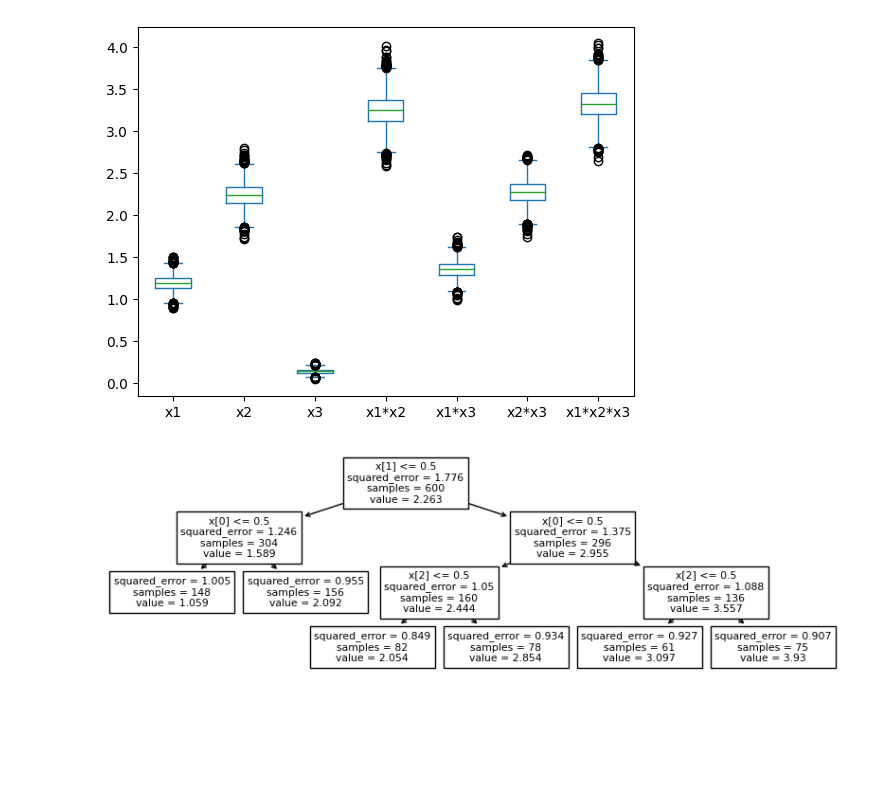
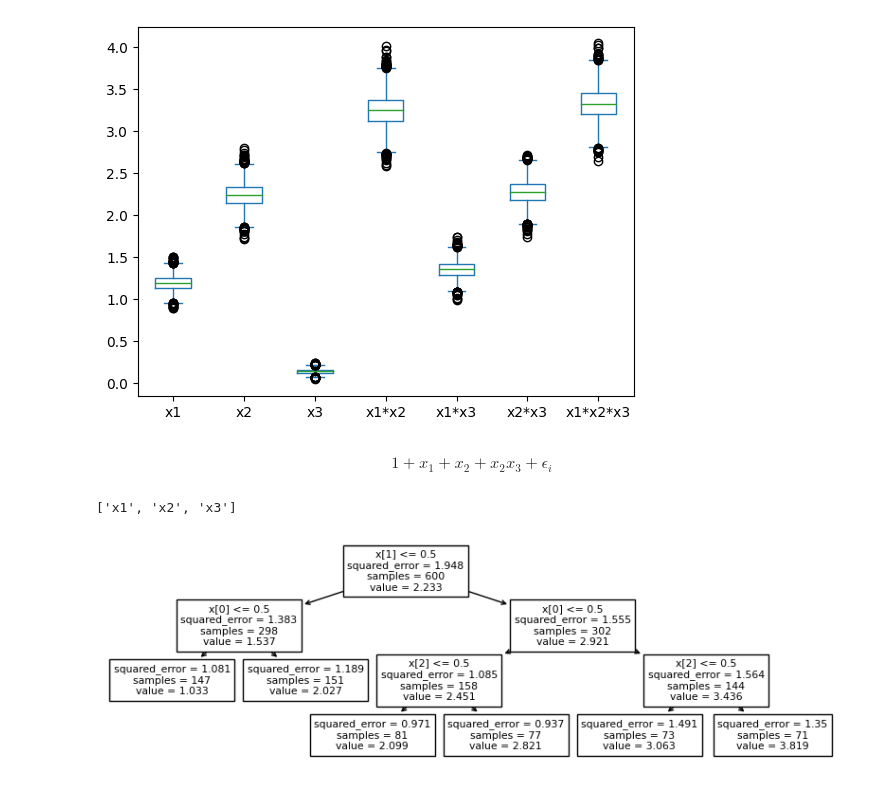
Before and after one commit to leeparkuky/barcode, a Jupyter notebook: permutation_score/testing.ipynb, the cells around one changed output. Saved outputs shown, nothing was run; the diff lists cells and outputs as text; code cells hidden in the pictures; blank space fills up the shorter version.

```diff
--- a/permutation_score/testing.ipynb
+++ b/permutation_score/testing.ipynb
@@ -614,3 +483,5 @@ def gen_X(num_var: int, sample_size : int):
+# %% [markdown]
+$$ 1 + x_1 + x_2 + x_2 x_3 + \epsilon_i $$
 # %%
 df = gen_X(3, 600)
 df['y'] = df.apply(lambda seq: 1+  1 * (seq.x1) + seq.x2 + seq.x2*seq.x3 + np.random.normal(), axis = 1)
@@ -622,11 +496,11 @@ y_test = df_test.y
+# %%
+tree.original_columns
+# %% [output]
+['x1', 'x2', 'x3']
 # %%
-reg = DecisionTreeRegressor(ccp_alpha = 0.03)
-reg.fit(df[['x1','x2','x3']], df.y)
-y_pred = reg.predict(X_test)
-benchmark = mean_squared_error(y_test, y_pred)
 fig, ax = plt.subplots(1,1, figsize = (10, 3))
-plot_tree(reg, ax = ax)
+plot_tree(tree.estimator, ax = ax)
 fig.savefig('decision_tree_example_2.png')
 plt.show()
 # %% [output]
-[figure, old version]
+[figure, new version]
```
Also changed, not shown: parts of 160 cells of this notebook, 4 other files.
